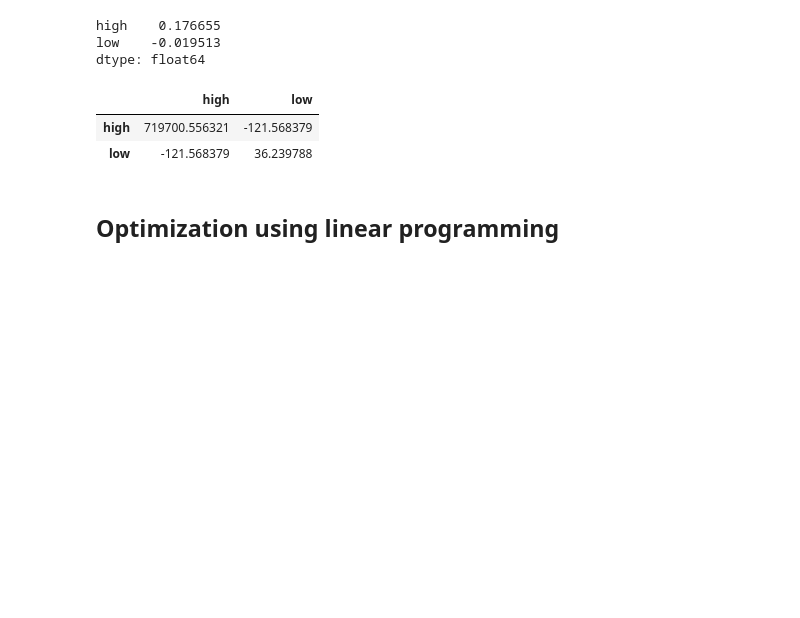
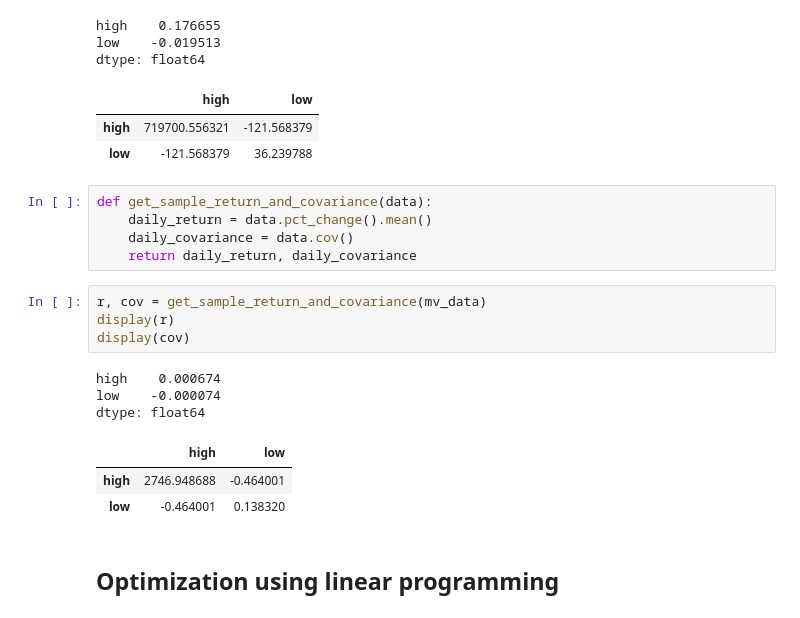
Before and after one commit to florencetsang/ml-portfolio-poc, a Jupyter notebook: ml_portfolio.ipynb, the cells around one changed output. Saved outputs shown, nothing was run; the diff lists cells and outputs as text; blank space fills up the shorter version.

```diff
--- a/ml_portfolio.ipynb
+++ b/ml_portfolio.ipynb
@@ -475,6 +475,22 @@ dtype: float64
 |  | high | low |
 | high | 719700.556321 | -121.568379 |
 | low | -121.568379 | 36.239788 |
+# %%
+def get_sample_return_and_covariance(data):
+    daily_return = data.pct_change().mean()
+    daily_covariance = data.cov()
+    return daily_return, daily_covariance
+# %%
+r, cov = get_sample_return_and_covariance(mv_data)
+display(r)
+display(cov)
+# %% [output]
+high    0.000674
+low    -0.000074
+dtype: float64
+|  | high | low |
+| high | 2746.948688 | -0.464001 |
+| low | -0.464001 | 0.138320 |
 # %% [markdown]
 ## Optimization using linear programming
 # %%
```
Also changed, not shown: parts of 5 cells of this notebook.
